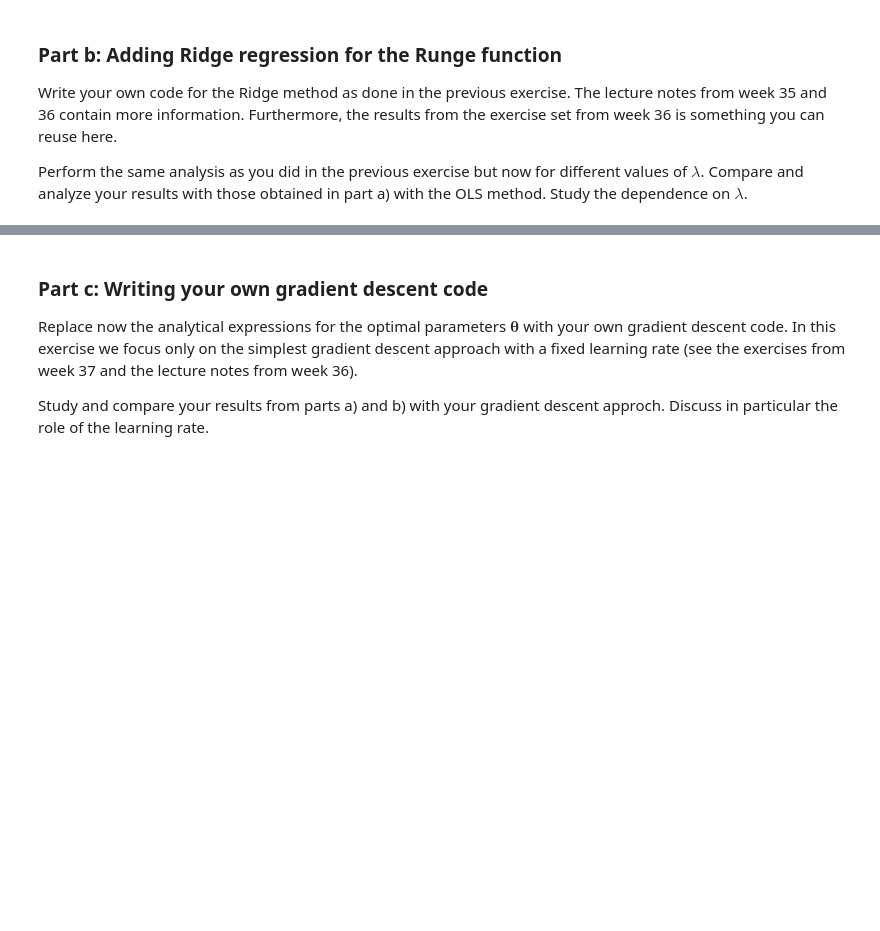
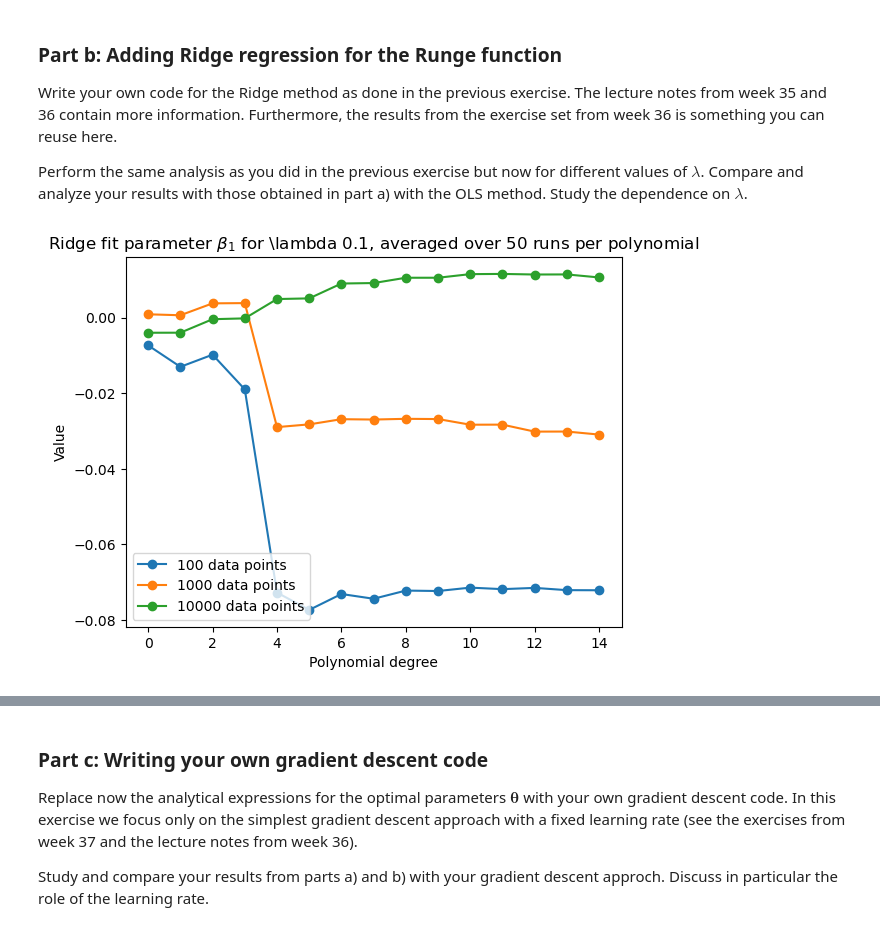
Before and after one commit to Waerstad/4155-Project-1, a Jupyter notebook: Code/project1_main.ipynb, the cells around one changed output, grey strips where cells are left out. Cells and saved outputs as stored; diff of their text form; code cells hidden in the pictures; blank space fills up the shorter version.

Commit message:
Add code to part-a, add Ridge function and code for part-b

```diff
--- a/Code/project1_main.ipynb
+++ b/Code/project1_main.ipynb
@@ -292,3 +312,94 @@ exercise. The lecture notes from week 35 and 36 contain more information. Furthe
 Perform the same analysis as you did in the previous exercise but now for different values of $\lambda$. Compare and
 analyze your results with those obtained in part a) with the OLS method. Study the
 dependence on $\lambda$.
+# %%
+# We split once per sample size to make sure we are comparing model polynomial degree/model complexity, on the same data. Only variable changing is model complexity.
+# Could use cross validation as well
+
+# Scaling with standardization, since we are working with ...
+
+np.random.seed(2025)
+
+data_sizes = np.array([100, 1000, 10000])    # note: might need som justification
+
+poly_min = 1
+poly_max = 15
+poly_degrees = np.arange(poly_min, poly_max + 1, 1)
+
+runs = 50
+MSEs_runs_datasize_polys_matrix = np.zeros([runs, len(data_sizes), len(poly_degrees)])
+R2s_runs_datasize_polys_matrix = np.zeros([runs, len(data_sizes), len(poly_degrees)])
+beta1s_runs_datasize_polys_matrix = np.zeros([runs, len(data_sizes), len(poly_degrees)])
+
+for i in range(runs):
+
+    for j in range(len(data_sizes)):
+        n_j = data_sizes[j]
+        x = np.linspace(-1, 1, n_j)
+        y = Runge_func(x) + np.random.normal(0, 1, size=n_j)
+
+        x_train, x_test, y_train, y_test = train_test_split(x, y, test_size=0.2)
+
+        for k in range(len(poly_degrees)):
+            X_train_poly = polynomial_features(x_train, poly_degrees[k], intercept=False)
+            X_test_poly = polynomial_features(x_test, poly_degrees[k], intercept=False)
+
+            # Scaling of the data
+            scaler = StandardScaler()   # initialize scaler method
+            scaler.fit(X_train_poly)    # only base the scaling on X_train, to prevent data leakage from X_test
+            X_train_s = scaler.transform(X_train_poly)
+            X_test_s = scaler.transform(X_test_poly)
+            y_offset = np.mean(y_train) # Nesecarry to add this to the y prediction since we have not used intercept parameter
+
+            # Train model/find beta parameters
+            ridge_lambda = 0.1
+            beta_poly = Ridge_parameters(X_train_s, y_train, ridge_lambda=ridge_lambda)
+            # Doing the prediction
+            predict_y_test_poly = X_test_s @ beta_poly + y_offset
+
+            # MSE for target y_test and prediction
+            MSEs_runs_datasize_polys_matrix[i,j,k] = mean_squared_error(y_test, predict_y_test_poly)
+            R2s_runs_datasize_polys_matrix[i,j,k] = 1.0 - (np.sum((y_test - predict_y_test_poly)**2)/(np.sum((y_test - np.mean(y_test))**2))) #R2
+            beta1s_runs_datasize_polys_matrix[i,j,k] = beta_poly[0]
+
+# Average over all runs
+mean_MSE_datasize_poly = np.mean(MSEs_runs_datasize_polys_matrix, axis=0)
+mean_R2_runs_datasize_polys_matrix = np.mean(R2s_runs_datasize_polys_matrix, axis=0)
+mean_beta1s_runs_datasize_polys_matrix = np.mean(beta1s_runs_datasize_polys_matrix, axis=0)
+
+# Plot mean beta1 parameter of OLS fit on test data for various data sizes and polynomials; averaged over many runs
+plt.plot(mean_beta1s_runs_datasize_polys_matrix[0,:], "o-", label=f"{data_sizes[0]} data points")
+plt.plot(mean_beta1s_runs_datasize_polys_matrix[1,:], "o-", label=f"{data_sizes[1]} data points")
+plt.plot(mean_beta1s_runs_datasize_polys_matrix[2,:], "o-", label=f"{data_sizes[2]} data points")
+plt.xlabel("Polynomial degree")
+plt.ylabel("Value")
+plt.title(fr"Ridge fit parameter $\beta_1$ for \lambda {ridge_lambda}, averaged over {runs} runs per polynomial")
+plt.legend()
+plt.show()
+plt.close()
+
+# Plot MSE for OLS prediction on test data for various sizes of data, and polynomials; averaged over many runs
+plt.plot(mean_MSE_datasize_poly[0,:], "o-", label=f"{data_sizes[0]} data points")
+plt.plot(mean_MSE_datasize_poly[1,:], "o-", label=f"{data_sizes[1]} data points")
+plt.plot(mean_MSE_datasize_poly[2,:], "o-", label=f"{data_sizes[2]} data points")
+plt.title(f"MSE for Ridge prediction on test data with lambda = {ridge_lambda}, averaged over {runs} runs")
+plt.xlabel("Polynomial degree")
+plt.ylabel("Error")
+plt.legend()
+#plt.grid()
+plt.show()
+plt.close()
+
+# Plot R^2 for OLS prediction on test data for various sizes of data, and polynomials; averaged over many runs
+plt.plot(mean_R2_runs_datasize_polys_matrix[0,:], "o-", label=f"{data_sizes[0]} data points")
+plt.plot(mean_R2_runs_datasize_polys_matrix[1,:], "o-", label=f"{data_sizes[1]} data points")
+plt.plot(mean_R2_runs_datasize_polys_matrix[2,:], "o-", label=f"{data_sizes[2]} data points")
+plt.title(rf"$R^{2}$ MSE for Ridge prediction on test data with lambda = {ridge_lambda}, averaged over {runs} runs")
+plt.xlabel("Polynomial degree")
+plt.ylabel("Error")
+plt.legend()
+#plt.grid()
+plt.show()
+plt.close()
+# %% [output]
+[figure, added]
```
Also changed, not shown: parts of 4 cells of this notebook.
